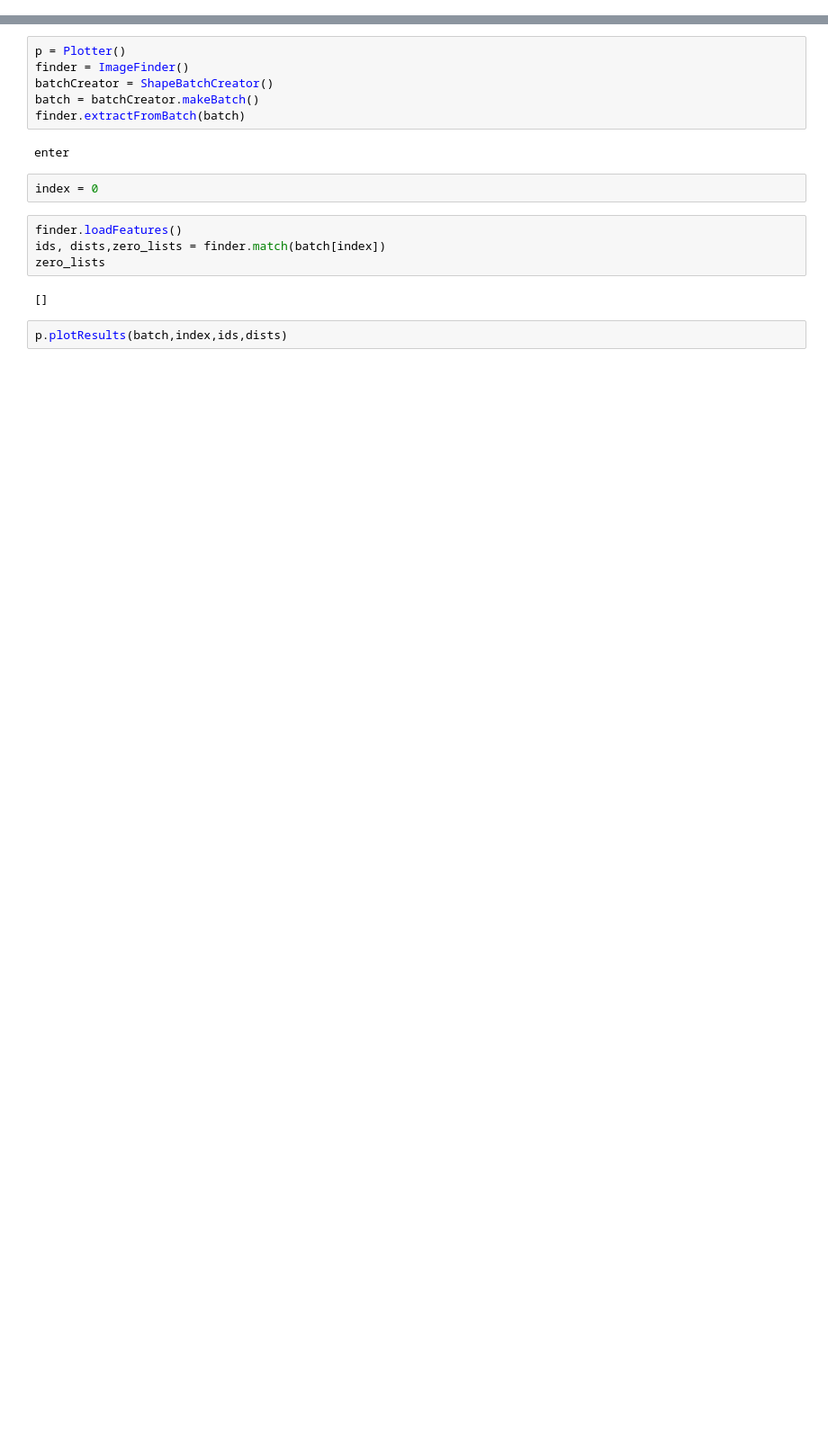
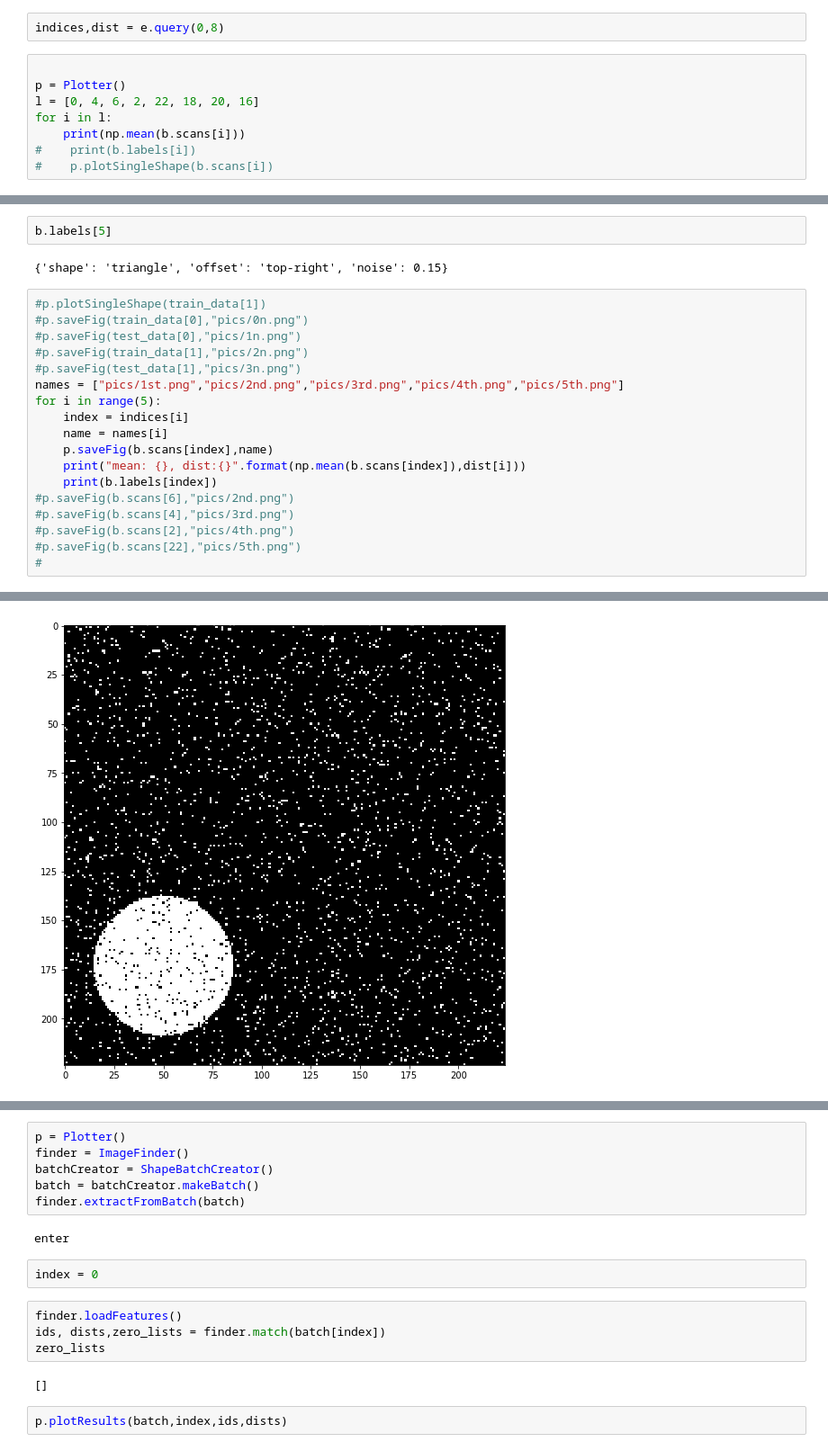
Before and after one commit to Tirore96/CBIR, a Jupyter notebook: ToyExample.ipynb, the cells around one changed output, grey strips where cells are left out. Shown: that part at 90% size. Drawn from its saved outputs; the diff is of its cells as text; blank space fills up the shorter version.

```diff
--- a/ToyExample.ipynb
+++ b/ToyExample.ipynb
@@ -16,0 +76,10 @@ NameError: name 'ImageFinder' is not defined
+# %%
+indices,dist = e.query(0,8)
+# %%
+
+p = Plotter()
+l = [0, 4, 6, 2, 22, 18, 20, 16]
+for i in l:
+    print(np.mean(b.scans[i]))
+#    print(b.labels[i])
+#    p.plotSingleShape(b.scans[i])
@@ -16,0 +95,23 @@ NameError: name 'ImageFinder' is not defined
+# %%
+b.labels[5]
+# %% [output]
+{'shape': 'triangle', 'offset': 'top-right', 'noise': 0.15}
+# %%
+#p.plotSingleShape(train_data[1])
+#p.saveFig(train_data[0],"pics/0n.png")
+#p.saveFig(test_data[0],"pics/1n.png")
+#p.saveFig(train_data[1],"pics/2n.png")
+#p.saveFig(test_data[1],"pics/3n.png")
+names = ["pics/1st.png","pics/2nd.png","pics/3rd.png","pics/4th.png","pics/5th.png"]
+for i in range(5):
+    index = indices[i]
+    name = names[i]
+    p.saveFig(b.scans[index],name)
+    print("mean: {}, dist:{}".format(np.mean(b.scans[index]),dist[i]))
+    print(b.labels[index])
+#p.saveFig(b.scans[6],"pics/2nd.png")
+#p.saveFig(b.scans[4],"pics/3rd.png")
+#p.saveFig(b.scans[2],"pics/4th.png")
+#p.saveFig(b.scans[22],"pics/5th.png")
+#
+# %% [output]
@@ -16,0 +128 @@ NameError: name 'ImageFinder' is not defined
+[figure, added]
```
Also changed, not shown: parts of 16 cells of this notebook, 12 other files.
